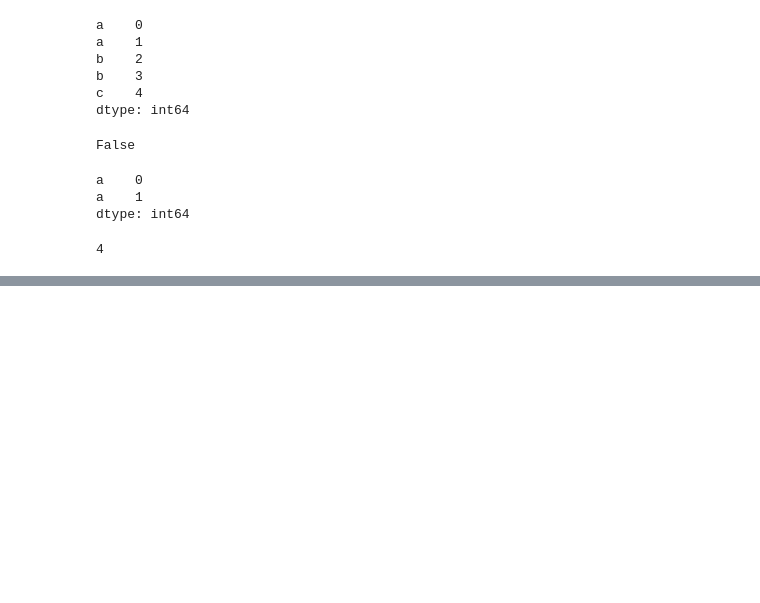
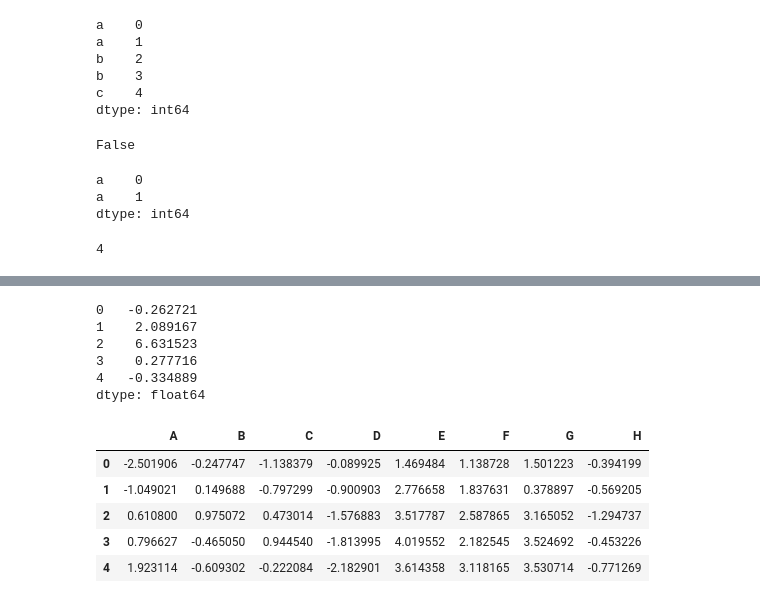
Before and after one commit to allaccountstaken/sandbox, a Jupyter notebook: PandasDrill.ipynb, the cells around one changed output, grey strips where cells are left out. Saved outputs shown, nothing was run; the diff lists cells and outputs as text; code cells hidden in the pictures; blank space fills up the shorter version.

```diff
--- a/PandasDrill.ipynb
+++ b/PandasDrill.ipynb
@@ -1298,0 +1336,18 @@ df = pd.DataFrame(np.random.rand)
+# %%
+df.sum(axis='columns')
+# %% [output]
+0   -0.262721
+1    2.089167
+2    6.631523
+3    0.277716
+4   -0.334889
+dtype: float64
+# %%
+df.cumsum()
+# %% [output]
+|  | A | B | C | D | E | F | G | H |
+| 0 | -2.501906 | -0.247747 | -1.138379 | -0.089925 | 1.469484 | 1.138728 | 1.501223 | -0.394199 |
+| 1 | -1.049021 | 0.149688 | -0.797299 | -0.900903 | 2.776658 | 1.837631 | 0.378897 | -0.569205 |
+| 2 | 0.610800 | 0.975072 | 0.473014 | -1.576883 | 3.517787 | 2.587865 | 3.165052 | -1.294737 |
+| 3 | 0.796627 | -0.465050 | 0.944540 | -1.813995 | 4.019552 | 2.182545 | 3.524692 | -0.453226 |
+| 4 | 1.923114 | -0.609302 | -0.222084 | -2.182901 | 3.614358 | 3.118165 | 3.530714 | -0.771269 |
```
Also changed, not shown: parts of 29 cells of this notebook.
